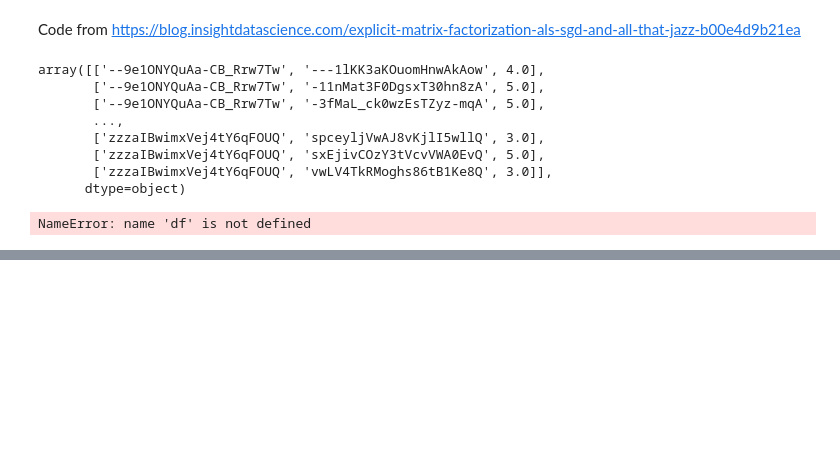
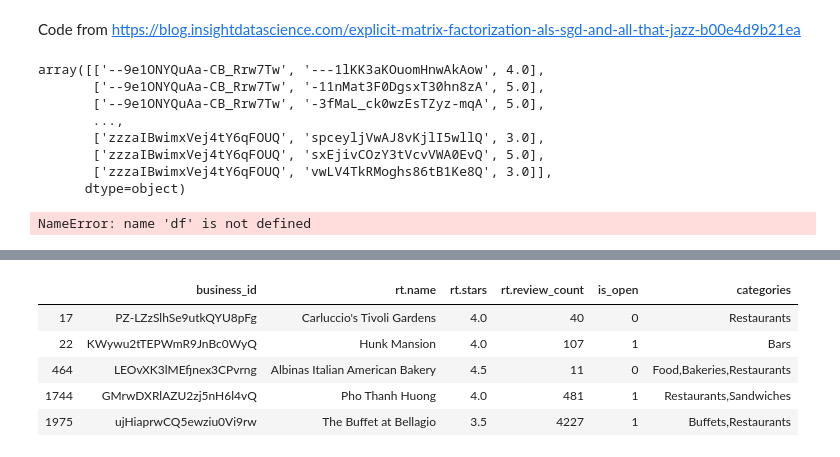
Before and after one commit to wonchankim97/Yelp-Recommender, a Jupyter notebook: MFTF_wonchan.ipynb, the cells around one changed output, grey strips where cells are left out. Cells and saved outputs as stored; diff of their text form; code cells hidden in the pictures; blank space fills up the shorter version.

```diff
--- a/MFTF_wonchan.ipynb
+++ b/MFTF_wonchan.ipynb
@@ -475,0 +532,9 @@ plot_learning_curve(iter_array, MF_ALS)
+# %%
+demo_bz.head()
+# %% [output]
+|  | business_id | rt.name | rt.stars | rt.review_count | is_open | categories |
+| 17 | PZ-LZzSlhSe9utkQYU8pFg | Carluccio's Tivoli Gardens | 4.0 | 40 | 0 | Restaurants |
+| 22 | KWywu2tTEPWmR9JnBc0WyQ | Hunk Mansion | 4.0 | 107 | 1 | Bars |
+| 464 | LEOvXK3lMEfjnex3CPvrng | Albinas Italian American Bakery | 4.5 | 11 | 0 | Food,Bakeries,Restaurants |
+| 1744 | GMrwDXRlAZU2zj5nH6l4vQ | Pho Thanh Huong | 4.0 | 481 | 1 | Restaurants,Sandwiches |
+| 1975 | ujHiaprwCQ5ewziu0Vi9rw | The Buffet at Bellagio | 3.5 | 4227 | 1 | Buffets,Restaurants |
```
Also changed, not shown: parts of 16 cells of this notebook.
